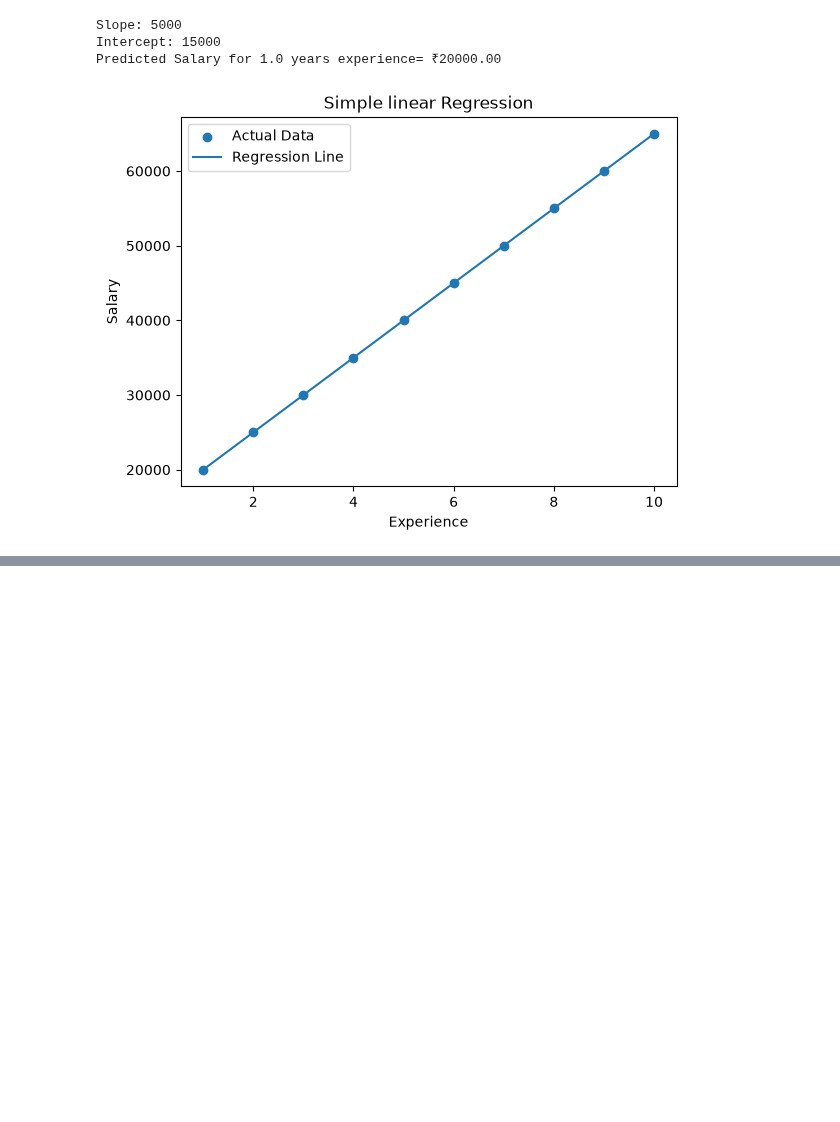
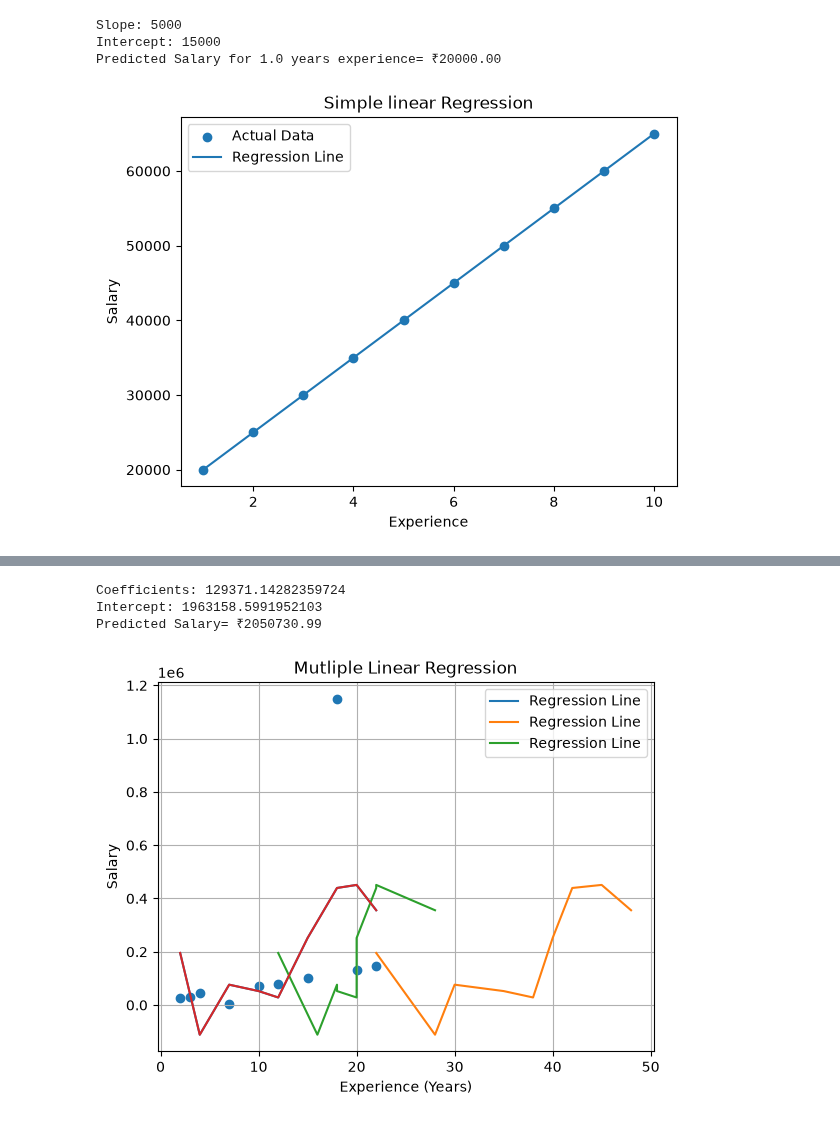
Before and after one commit to ankit-kr-maurya-82/Data-Science, a Jupyter notebook: day12.ipynb, the cells around one changed output, grey strips where cells are left out. Drawn from its saved outputs; the diff is of its cells as text; code cells hidden in the pictures; blank space fills up the shorter version.

Commit message:
# empolyee data

```diff
--- a/day12.ipynb
+++ b/day12.ipynb
@@ -98,0 +102,58 @@ Predicted  temperature on 10.0 day = 43.00 C
+# %%
+import pandas as pd
+import matplotlib.pyplot as plt
+from sklearn.linear_model import LinearRegression
+
+# Dataset
+
+data = {
+    "Experience": [2,3,4,7,10,12,15,18,20,22],
+    "Age":[22,25,28,30,35,38,40,42,45,48],
+    "Education":[12,14,16,18,18,20,20,22,22,28],
+    "Salary": [25000,32000,45000,5000,70000,80000,100000,1150000,130000,145000]
+}
+
+df=pd.DataFrame(data)
+# print(df)
+
+# Features
+x=df[["Experience","Age", "Education"]]
+# Target
+y=df["Salary"]
+
+# Create Model
+model=LinearRegression()
+
+#Training
+model.fit(x,y)
+
+# Parameters
+print("Coefficients:", model.coef_[0])
+print("Intercept:", model.intercept_)
+
+# user input
+exp=float(input("Enter Experience"))
+age=int(input("Enter Age"))
+edu=int(input("Enter Education Level"))
+
+# Predication
+salary=model.predict([[exp, age, edu]])
+print(f"Predicted Salary= ₹{salary[0]:.2f}")
+
+#Visualization ( Experience vs Salary)
+
+plt.scatter(df["Experience"], df["Salary"])
+plt.plot(x,model.predict(X),label="Regression Line")
+salary_pred= model.predict(X)
+plt.plot(df["Experience"], salary_pred)
+plt.xlabel("Experience (Years)")
+plt.ylabel("Salary")
+plt.title("Mutliple Linear Regression")
+plt.grid()
+plt.legend()
+plt.show()
+# %% [output]
+Coefficients: 129371.14282359724
+Intercept: 1963158.5991952103
+Predicted Salary= ₹2050730.99
+[figure, added]
```
Also changed, not shown: parts of 3 cells of this notebook.
